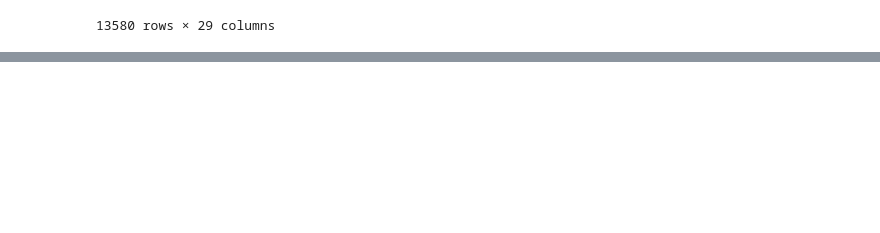
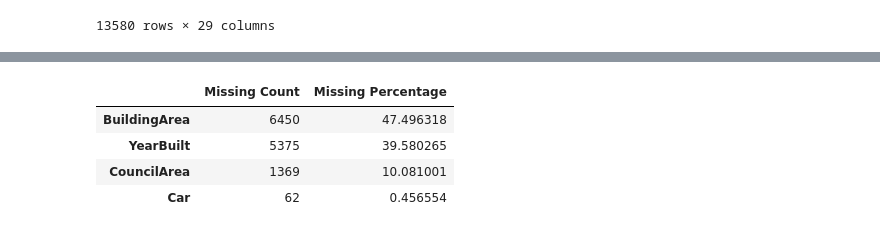
Before and after one commit to Emilly-Njue/Regression, a Jupyter notebook: regression1.ipynb, the cells around one changed output, grey strips where cells are left out. Cells and saved outputs as stored; diff of their text form; code cells hidden in the pictures; blank space fills up the shorter version.

Commit message:
isna

```diff
--- a/regression1.ipynb
+++ b/regression1.ipynb
@@ -158,0 +182,26 @@ Categories (3, object): ['h', 'u', 't']
+# %%
+#This function checks for missing values and returns missing value counts and percentages
+
+def check_missing_values(dataframe):
+
+    # Count missing values
+    missing_counts = dataframe.isna().sum()
+
+    # Calculate missing value percentages
+    missing_percentages = (missing_counts / len(dataframe)) * 100
+
+    # Create a new DataFrame with missing value counts and percentages
+    missing_data = pd.DataFrame({'Missing Count': missing_counts, 'Missing Percentage': missing_percentages})
+
+    # Sort by missing value count in descending order
+    missing_data = missing_data[missing_data['Missing Count'] > 0].sort_values('Missing Count', ascending=False)
+
+    return missing_data
+
+check_missing_values(housing)
+# %% [output]
+|  | Missing Count | Missing Percentage |
+| BuildingArea | 6450 | 47.496318 |
+| YearBuilt | 5375 | 39.580265 |
+| CouncilArea | 1369 | 10.081001 |
+| Car | 62 | 0.456554 |
```
Also changed, not shown: parts of 2 cells of this notebook.
